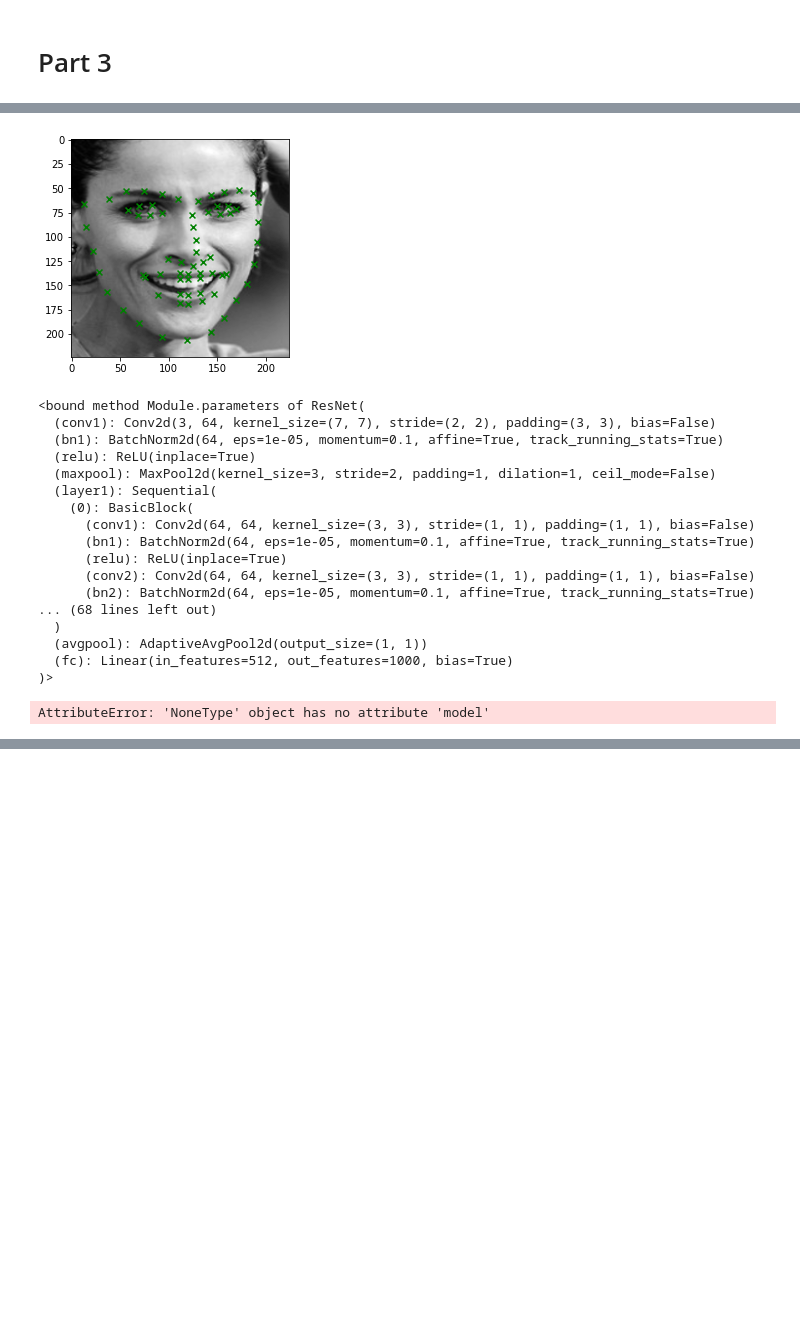
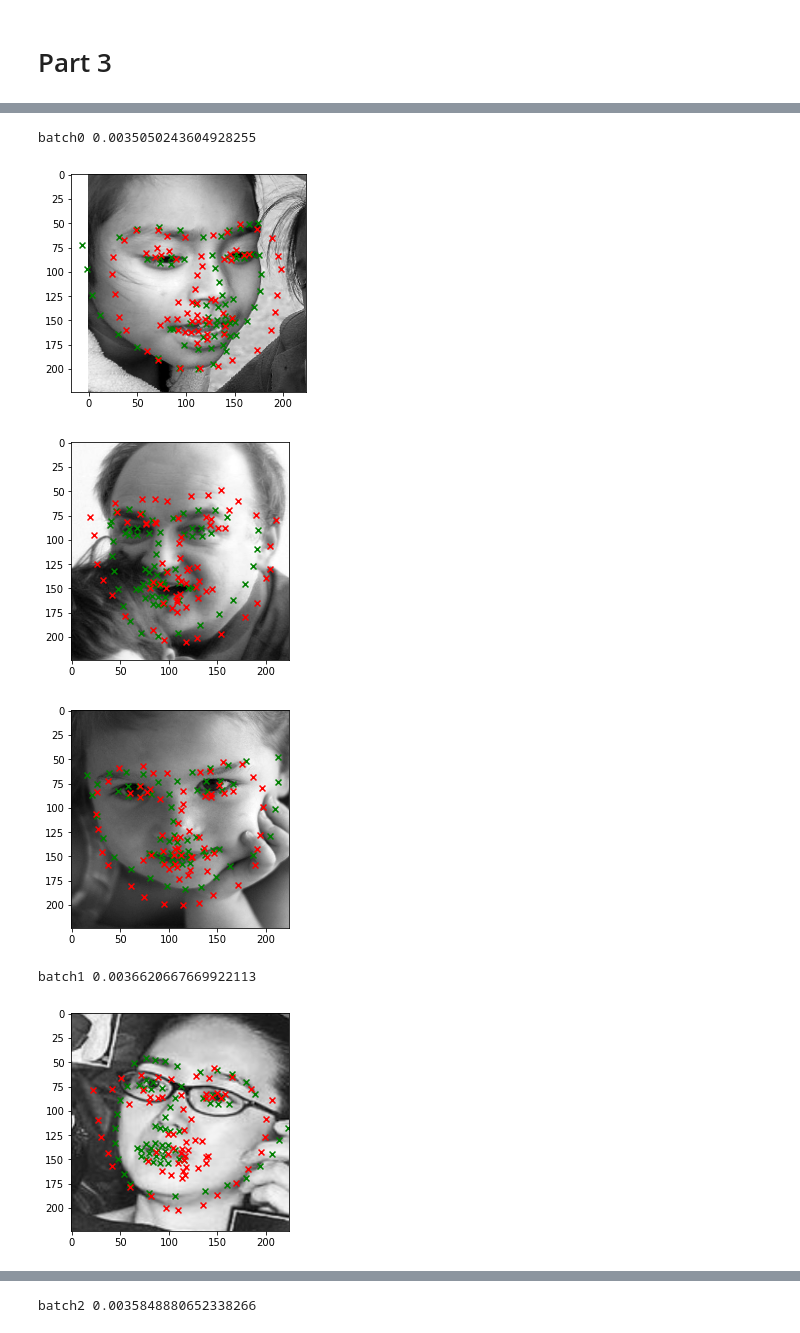
Before and after one commit to aprilsin/cs194-proj4, a Jupyter notebook: main.ipynb, the cells around one changed output, grey strips where cells are left out. Saved outputs shown, nothing was run; the diff lists cells and outputs as text; code cells hidden in the pictures; blank space fills up the shorter version.

```diff
--- a/main.ipynb
+++ b/main.ipynb
@@ -146,16 +153,12 @@ from data_augment import part3_augment
 # %%
-# Initialite Datasets
-training_set = LargeTrainDataset(IBUG_ROOT,train_xml, augment=part3_augment)
-assert len(training_set) == 6666
-validation_set = LargeValidDataset(IBUG_ROOT,train_xml, augment=None)
-assert len(validation_set) == 6666
-test_set = LargeTestDataset(IBUG_ROOT,test_xml, augment=None)
-assert len(test_set) == 1008
+training_set = LargeTrainDataset()
+validation_set = LargeValidDataset()
+test_set = LargeTestDataset()
 
 # Initialize Dataloaders
 batch_size = 250
-train_loader = DataLoader(training_set, batch_size, shuffle=True)
-valid_loader = DataLoader(validation_set, batch_size, shuffle=False)
-test_loader = DataLoader(test_set, batch_size, shuffle=False)
+train_loader = DataLoader(training_set, batch_size=batch_size, shuffle=True)
+valid_loader = DataLoader(validation_set, batch_size=batch_size, shuffle=False)
+test_loader = DataLoader(test_set, batch_size=batch_size, shuffle=False)
 # %%
 show_keypoints(training_set[2][0], training_set[2][1])
@@ -164,32 +169,17 @@ show_keypoints(training_set[2][0], training_set[2][1])
-# %%
-show_keypoints(training_set[134][0], training_set[134][1])
-# %% [output]
-[figure, removed]
 # %%
 # Training and Testing
-model=cnn.ResNet()
-model.model.fc
+model = cnn.ResNet()
 epochs = 1
 learn_rate = 3e-4
 show_every = 1
 
-train_loss, valid_loss = train_and_test(train_loader, valid_loader, model, epochs, learn_rate, show_every)
+train_loss, valid_loss = train_and_validate(
+    train_loader, valid_loader, model, epochs, learn_rate, show_every
+)
 # %% [output]
-<bound method Module.parameters of ResNet(
-  (conv1): Conv2d(3, 64, kernel_size=(7, 7), stride=(2, 2), padding=(3, 3), bias=False)
-  (bn1): BatchNorm2d(64, eps=1e-05, momentum=0.1, affine=True, track_running_stats=True)
-  (relu): ReLU(inplace=True)
-  (maxpool): MaxPool2d(kernel_size=3, stride=2, padding=1, dilation=1, ceil_mode=False)
-  (layer1): Sequential(
-    (0): BasicBlock(
-      (conv1): Conv2d(64, 64, kernel_size=(3, 3), stride=(1, 1), padding=(1, 1), bias=False)
-      (bn1): BatchNorm2d(64, eps=1e-05, momentum=0.1, affine=True, track_running_stats=True)
-      (relu): ReLU(inplace=True)
-      (conv2): Conv2d(64, 64, kernel_size=(3, 3), stride=(1, 1), padding=(1, 1), bias=False)
-      (bn2): BatchNorm2d(64, eps=1e-05, momentum=0.1, affine=True, track_running_stats=True)
-... (68 lines left out)
-  )
-  (avgpool): AdaptiveAvgPool2d(output_size=(1, 1))
-  (fc): Linear(in_features=512, out_features=1000, bias=True)
-)>
+batch0 0.0035050243604928255
+[figure, added]
+[figure, added]
+[figure, added]
-AttributeError: 'NoneType' object has no attribute 'model'
+batch1 0.0036620667669922113
+[figure, added]
@@ -195,0 +188 @@ AttributeError: 'NoneType' object has no attribute 'model'
+batch2 0.0035848880652338266
```
Also changed, not shown: parts of 24 cells of this notebook, 5 other files.
